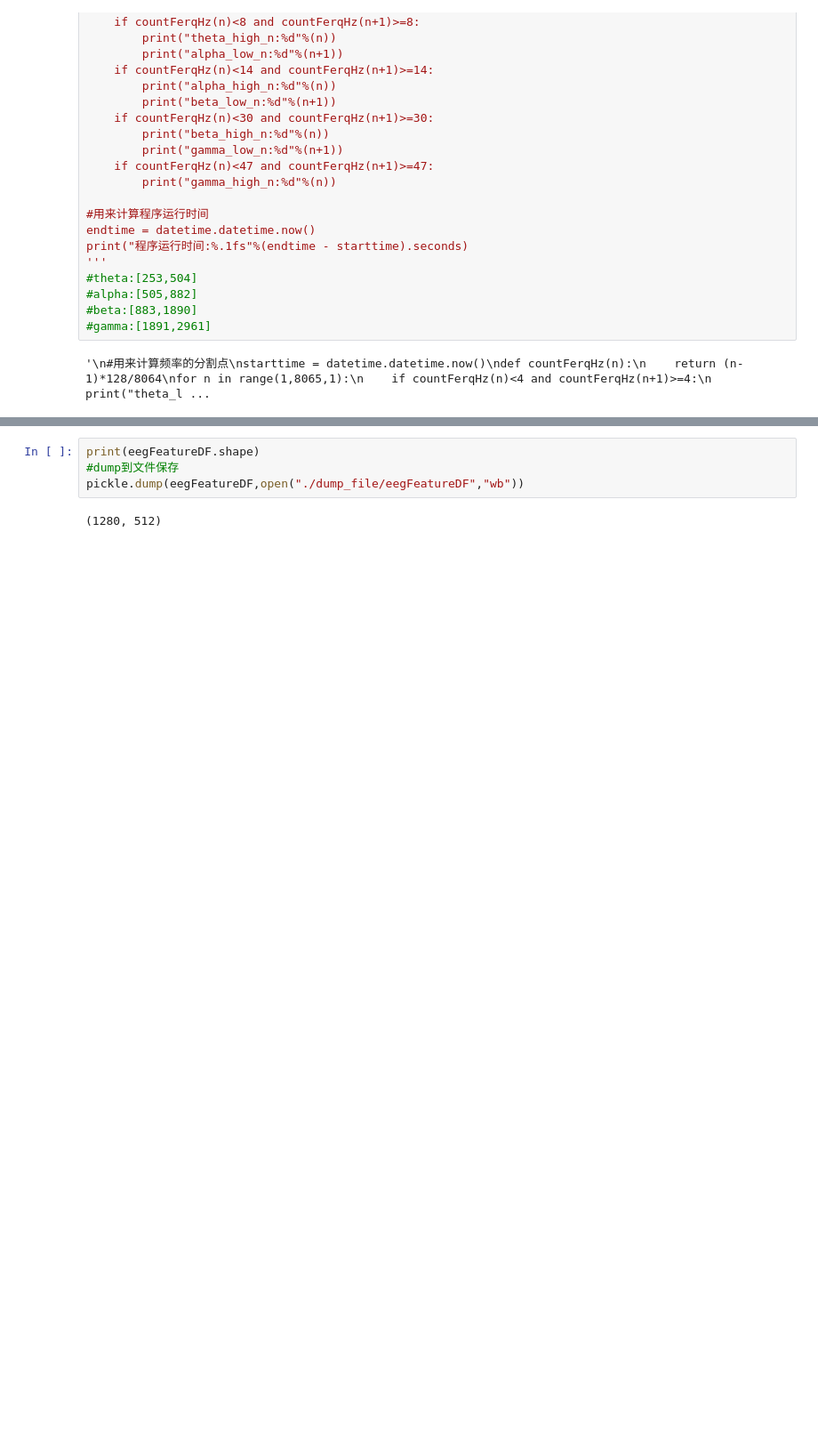
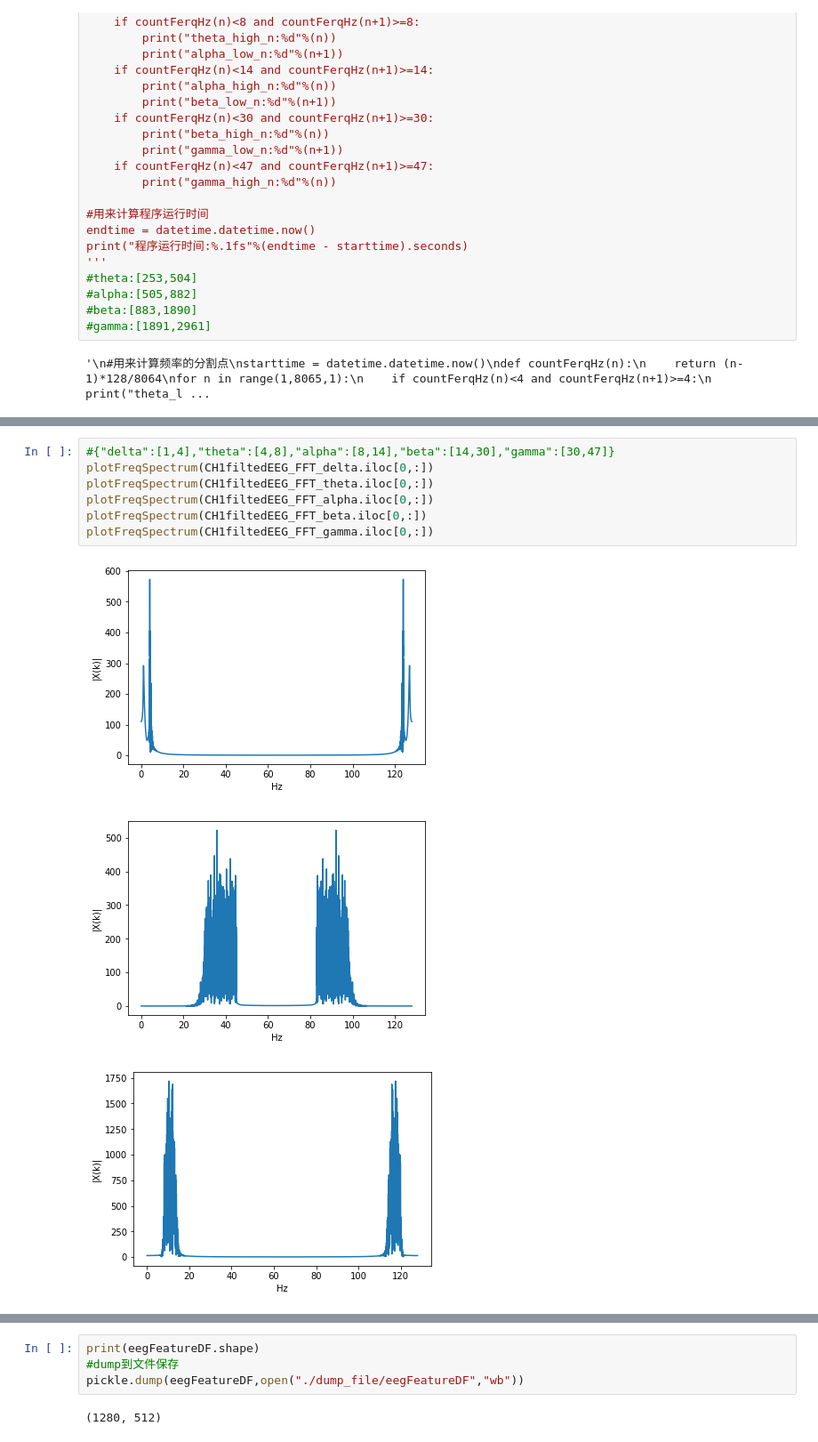
Before and after one commit to Today0219/Emotion-recognition, a Jupyter notebook: EEG_FeatureExtract.ipynb, the cells around one changed output, grey strips where cells are left out. Shown at 89% size. Drawn from its saved outputs; the diff is of its cells as text; blank space fills up the shorter version.

```diff
--- a/EEG_FeatureExtract.ipynb
+++ b/EEG_FeatureExtract.ipynb
@@ -181,0 +310,11 @@ for eegCH in range(1,33,1):
+# %%
+#{"delta":[1,4],"theta":[4,8],"alpha":[8,14],"beta":[14,30],"gamma":[30,47]}
+plotFreqSpectrum(CH1filtedEEG_FFT_delta.iloc[0,:])
+plotFreqSpectrum(CH1filtedEEG_FFT_theta.iloc[0,:])
+plotFreqSpectrum(CH1filtedEEG_FFT_alpha.iloc[0,:])
+plotFreqSpectrum(CH1filtedEEG_FFT_beta.iloc[0,:])
+plotFreqSpectrum(CH1filtedEEG_FFT_gamma.iloc[0,:])
+# %% [output]
+[figure, added]
+[figure, added]
+[figure, added]
```
Also changed, not shown: parts of 14 cells of this notebook, 6 other files.
